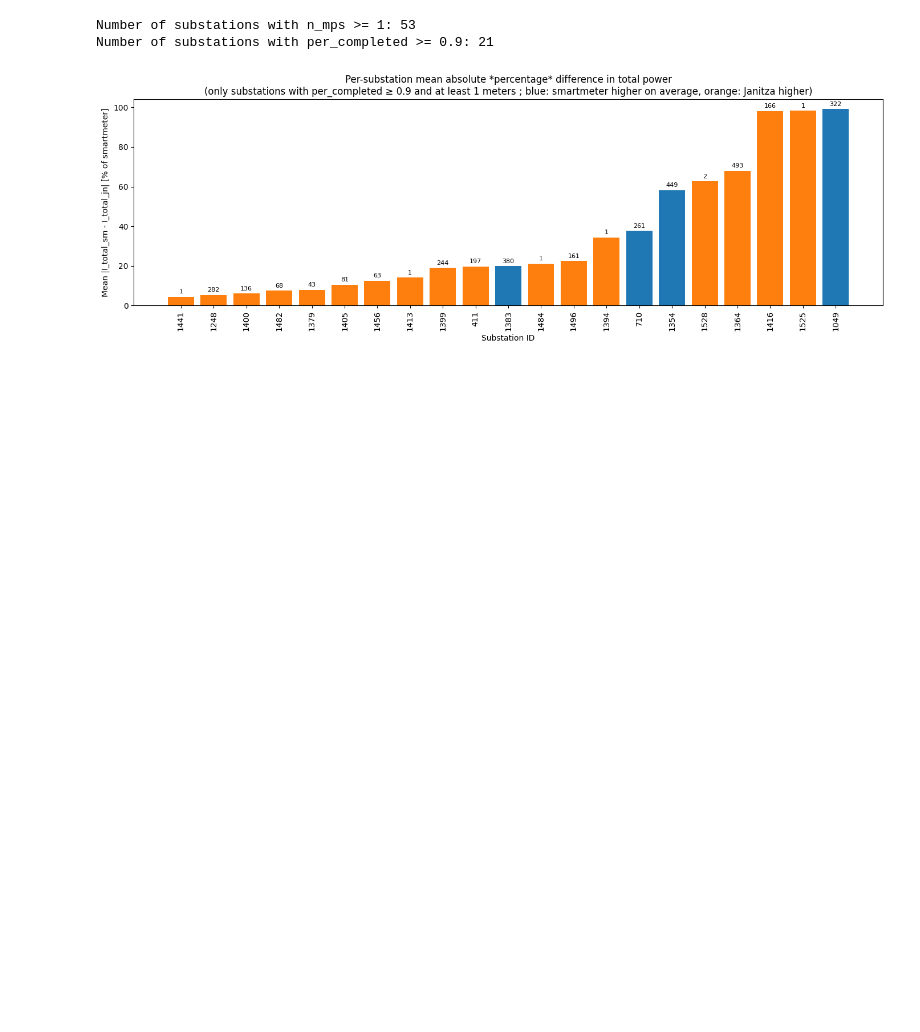
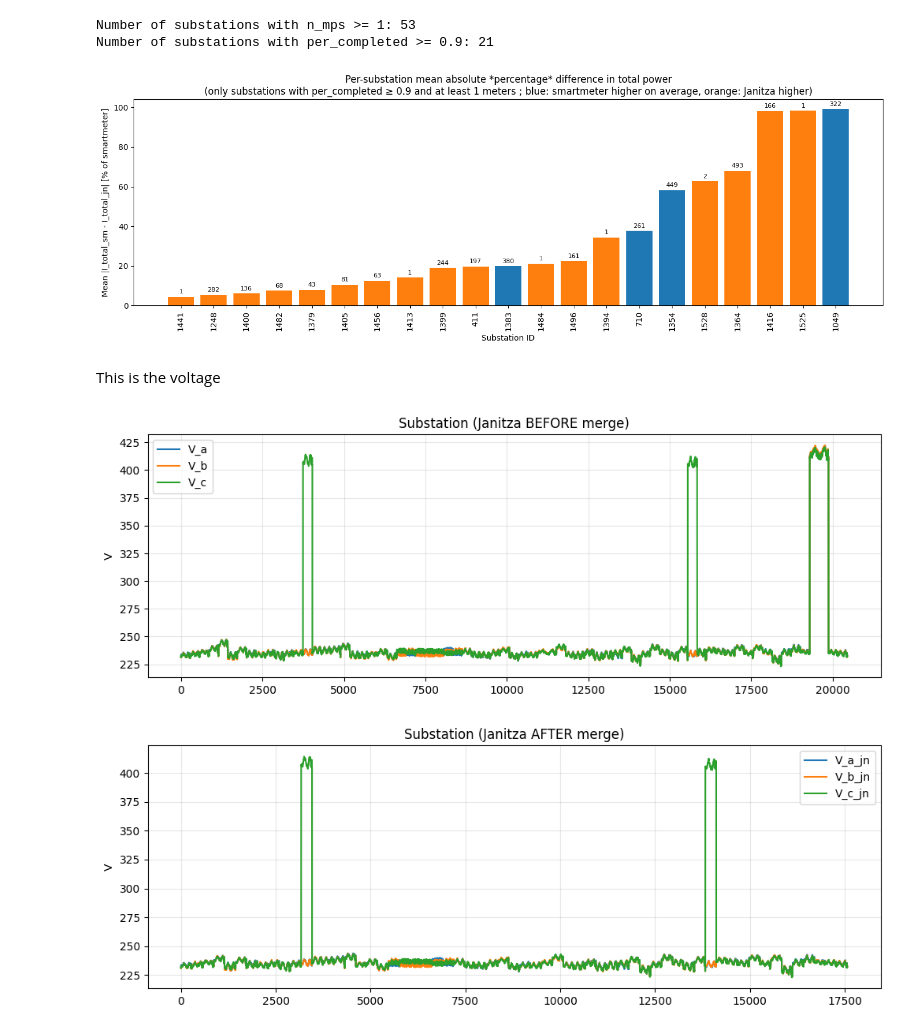
Before and after one commit to MindisBlank/Jasonaq_thesis, a Jupyter notebook: notebooks/smartmeter_vs_janitza.ipynb, the cells around one changed output. Drawn from its saved outputs; the diff is of its cells as text; code cells hidden in the pictures; blank space fills up the shorter version.

```diff
--- a/notebooks/smartmeter_vs_janitza.ipynb
+++ b/notebooks/smartmeter_vs_janitza.ipynb
@@ -544,3 +544,48 @@ plt.show()
 Number of substations with n_mps >= 1: 53
 Number of substations with per_completed >= 0.9: 21
 [figure]
+# %% [markdown]
+This is the voltage
+# %%
+SM_voltage = "../data/smartmeter_15min_all_from_devices_20251101_20251103_voltage.parquet"  # smartmeter voltage
+df_sm_voltage = pd.read_parquet(SM_voltage)
+
+J_voltage = "../data/janitza_3phase_V_all_20251101_1200_20251103_1200.parquet"  # Janitza voltage
+df_J_voltage = pd.read_parquet(J_voltage)
+
+# Map Janitza dnr_str → substation_id
+df_J_voltage["substation_id"] = df_J_voltage["dnr_str"].map(parse_dnr)
+
+# Ensure timestamps are aligned
+df_sm_voltage["ts"] = pd.to_datetime(df_sm_voltage["ts"], utc=True).dt.tz_localize(None)
+df_J_voltage["ts"] = pd.to_datetime(df_J_voltage["ts"], utc=True).dt.tz_localize(None)
+
+# IMPORTANT: use JANITZA as the LEFT side of the merge
+# so its row order and voltages are preserved.
+df = df_J_voltage.merge(
+    df_sm_voltage,
+    on=["ts", "substation_id"],
+    how="inner",              # or "left" if you want to keep all Janitza rows
+    suffixes=("_jn", "_sm"),  # Janitza columns get _jn
+)
+
+# ---- Plot Janitza BEFORE merge (all substations, raw order, index = 0..N-1) ----
+ax = df_J_voltage[["V_a", "V_b", "V_c"]].plot(
+    figsize=(12, 4),
+    title="Substation (Janitza BEFORE merge)",
+)
+ax.set_ylabel("V")
+ax.grid(True, alpha=0.3)
+plt.show()
+
+# ---- Plot Janitza AFTER merge (same ordering, same index) ----
+ax = df[["V_a_jn", "V_b_jn", "V_c_jn"]].plot(
+    figsize=(12, 4),
+    title="Substation (Janitza AFTER merge)",
+)
+ax.set_ylabel("V")
+ax.grid(True, alpha=0.3)
+plt.show()
+# %% [output]
+[figure, added]
+[figure, added]
```
Also changed, not shown: parts of 1 cell of this notebook, 3 other files.
